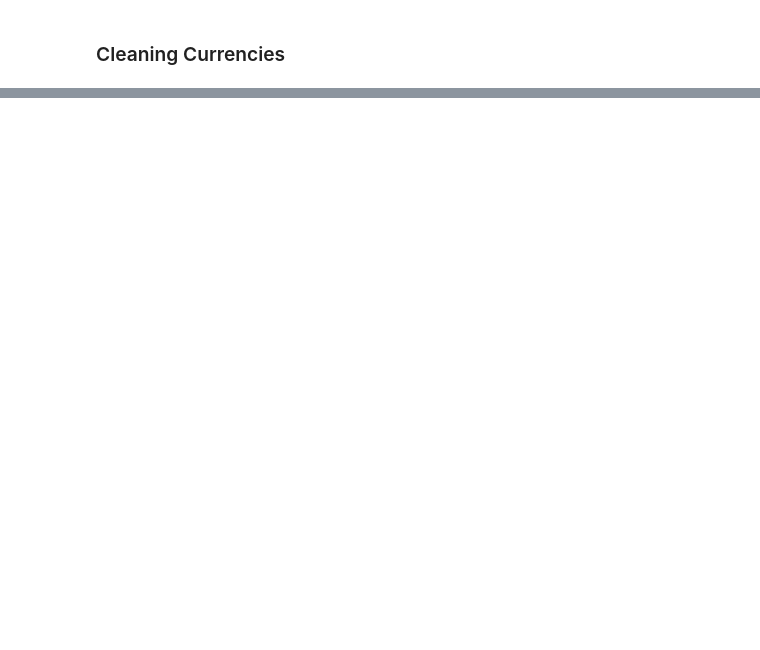
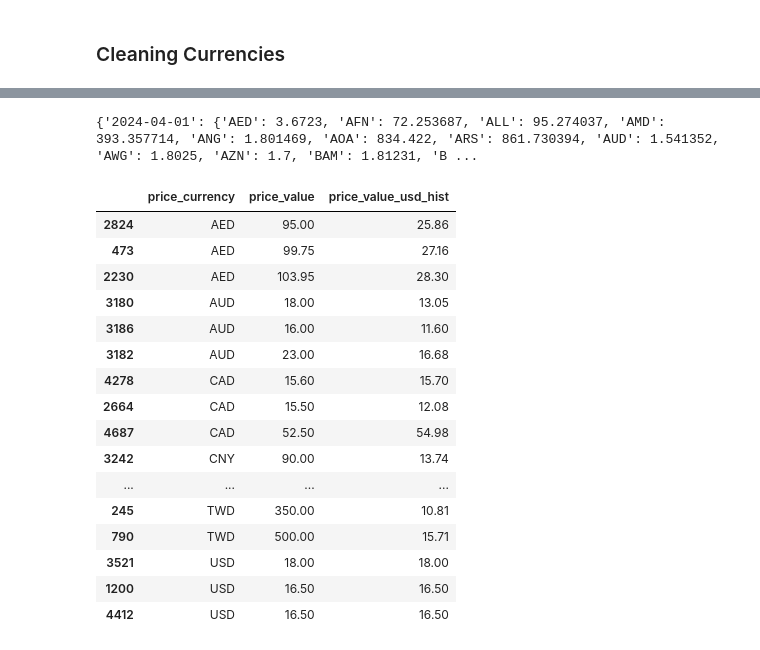
Before and after one commit to tynardone/coffee-reviews-analysis, a Jupyter notebook: notebooks/exploratory/01_data_cleaning.ipynb, the cells around one changed output, grey strips where cells are left out. Saved outputs shown, nothing was run; the diff lists cells and outputs as text; code cells hidden in the pictures; blank space fills up the shorter version.

```diff
--- a/notebooks/exploratory/01_data_cleaning.ipynb
+++ b/notebooks/exploratory/01_data_cleaning.ipynb
@@ -212,0 +140,3 @@ cpi_jan_2024 = cpi.loc[cpi['date'] == '2024-01-01', 'cpi'].values[0]
+# %%
+coffee_df = coffee_df.pipe(clean_currency)
+coffee_df.loc[:, ["est_price", "price_currency"]].groupby('price_currency').sample(3, replace=True)
@@ -212,0 +163,9 @@ cpi_jan_2024 = cpi.loc[cpi['date'] == '2024-01-01', 'cpi'].values[0]
+# %%
+to_grams_conversion = {"ounces": 28.3495231, "pounds":453.59237, "kilogram": 1000, "grams": 1}
+
+coffee_df['quantity_in_grams'] = (
+    np.round(coffee_df['quantity_value'] *
+    coffee_df['quantity_unit'].map(to_grams_conversion), 2)
+)
+
+coffee_df.loc[:, ['quantity_unit', 'quantity_value', "quantity_in_grams"]].groupby('quantity_unit').sample(3, replace=True)
@@ -212,0 +190,38 @@ cpi_jan_2024 = cpi.loc[cpi['date'] == '2024-01-01', 'cpi'].values[0]
+# %%
+with open(data_dir / 'external' / 'openex_exchange_rates.json') as f:
+    exchange_rates = json.load(f)
+
+print(exchange_rates)
+# %% [output]
+{'2024-04-01': {'AED': 3.6723, 'AFN': 72.253687, 'ALL': 95.274037, 'AMD': 393.357714, 'ANG': 1.801469, 'AOA': 834.422, 'ARS': 861.730394, 'AUD': 1.541352, 'AWG': 1.8025, 'AZN': 1.7, 'BAM': 1.81231, 'B ...
+# %%
+def convert_currency_to_usd(row):
+    date = row['review_date'].strftime('%Y-%m-%d')
+    currency = row['price_currency']
+    price = row['price_value']
+    if currency == 'USD':
+        return price
+    else:
+        return np.round(price / exchange_rates[date][currency], 2)
+
+coffee_df["price_value_usd_hist"] = coffee_df.apply(convert_currency_to_usd, axis=1)
+# %%
+coffee_df.loc[:, ["price_currency", "price_value", "price_value_usd_hist"]].groupby("price_currency").sample(3, replace=True)
+# %% [output]
+|  | price_currency | price_value | price_value_usd_hist |
+| 2824 | AED | 95.00 | 25.86 |
+| 473 | AED | 99.75 | 27.16 |
+| 2230 | AED | 103.95 | 28.30 |
+| 3180 | AUD | 18.00 | 13.05 |
+| 3186 | AUD | 16.00 | 11.60 |
+| 3182 | AUD | 23.00 | 16.68 |
+| 4278 | CAD | 15.60 | 15.70 |
+| 2664 | CAD | 15.50 | 12.08 |
+| 4687 | CAD | 52.50 | 54.98 |
+| 3242 | CNY | 90.00 | 13.74 |
+| ... | ... | ... | ... |
+| 245 | TWD | 350.00 | 10.81 |
+| 790 | TWD | 500.00 | 15.71 |
+| 3521 | USD | 18.00 | 18.00 |
+| 1200 | USD | 16.50 | 16.50 |
+| 4412 | USD | 16.50 | 16.50 |
```
Also changed, not shown: parts of 19 cells of this notebook, 4 other files.
